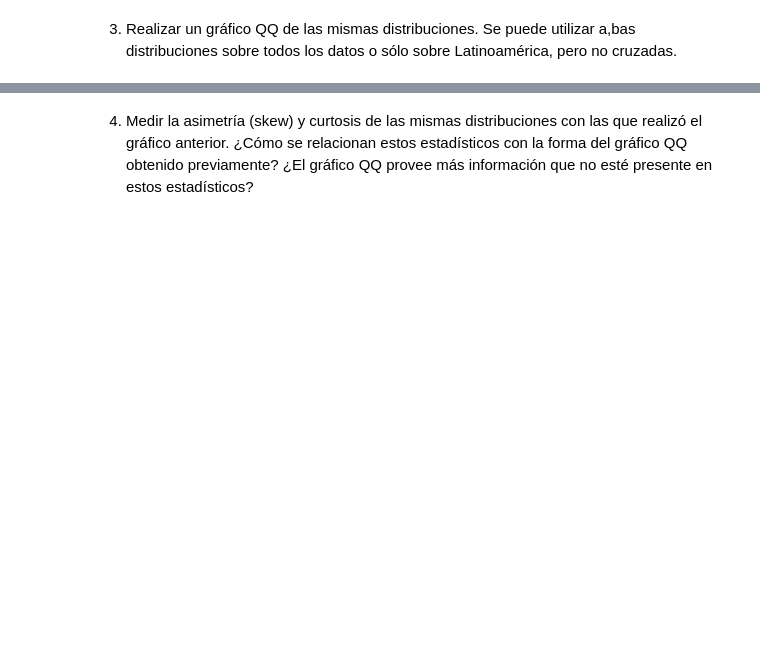
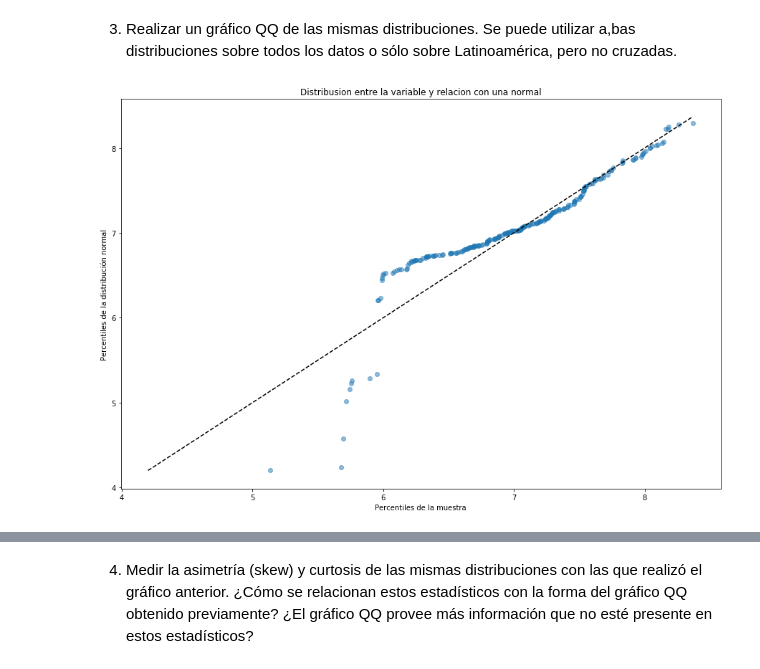
Before and after one commit to manquius/diplodatos_ayv, a Jupyter notebook: 02_practico_Sebastian.ipynb, the cells around one changed output, grey strips where cells are left out. Cells and saved outputs as stored; diff of their text form; code cells hidden in the pictures; blank space fills up the shorter version.

```diff
--- a/02_practico_Sebastian.ipynb
+++ b/02_practico_Sebastian.ipynb
@@ -398,22 +412,29 @@ stats.kstest(hf_score_latam, 'norm', args=(hf_score_latam.mean(),hf_score_latam.
 # %% [markdown]
   3. Realizar un gráfico QQ de las mismas distribuciones. Se puede utilizar a,bas distribuciones sobre todos los datos o sólo sobre Latinoamérica, pero no cruzadas.
 # %%
-percs= numpy.linspace(0,100, 300)
-
 def normal_with_same_params(dataset):
     return numpy.random.normal(dataset.mean(), dataset.std(), dataset.shape[0])
 
-def qqplot(dataset_x, dataset_y, percs):
+def qqplot(dataset_x, dataset_y):
+    percs= numpy.linspace(0,100,dataset_x.shape[0] )
     qn_a = numpy.percentile(dataset_x, percs)
     qn_b = numpy.percentile(dataset_y, percs)
 
     line_start = numpy.min((qn_a.min(), qn_b.min()))
     line_end = numpy.max((qn_a.max(), qn_b.max()))
 
     plt.scatter(qn_a, qn_b, alpha=0.5)
 
     x = numpy.linspace(line_start, line_end )
     plt.plot(x,x, color="k", ls="--")
+    plt.xlabel('Percentiles de la muestra')
+    plt.ylabel('Percentiles de la distribución normal')
+    plt.title('Distribusion entre la variable y relacion con una normal')
 
 #let_normal = normal_with_same_params(hf_score_latam)
-qqplot(stats.zscore(pf_identity_latam), stats.zscore(hf_score_latam), percs)
+#qqplot(stats.zscore(pf_identity_latam), stats.zscore(hf_score_latam), percs)
+plt.figure(figsize=(15,10))
+let_normal = normal_with_same_params(hf_score_latam)
+qqplot(let_normal, hf_score_latam)
+# %% [output]
+[figure, added]
```
Also changed, not shown: parts of 9 cells of this notebook.
